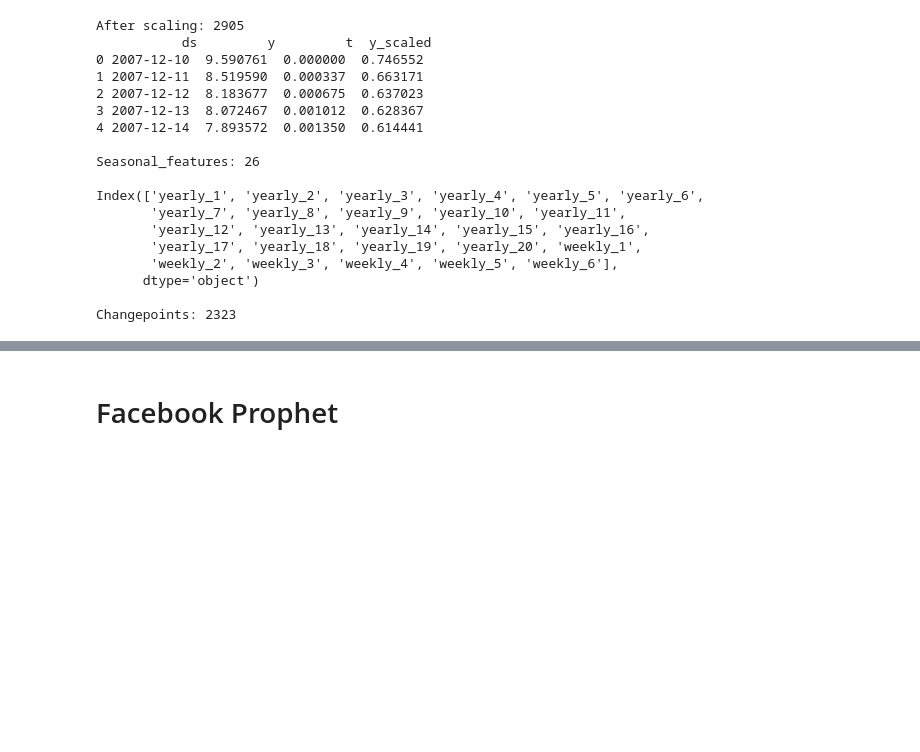
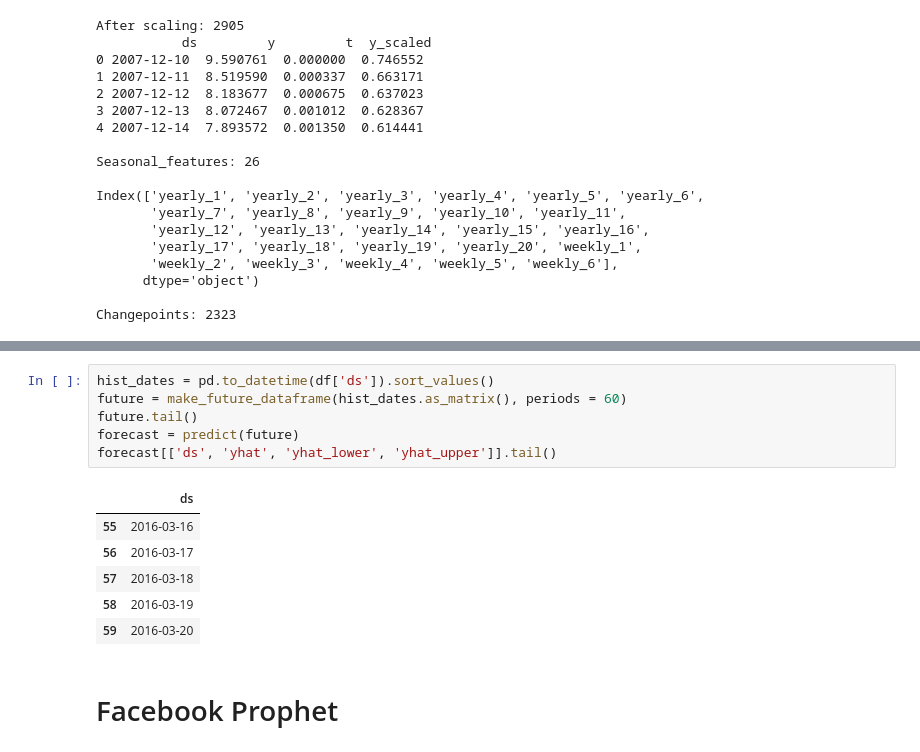
Before and after one commit to AmyJiang/probprog-project, a Jupyter notebook: project.ipynb, the cells around one changed output, grey strips where cells are left out. Saved outputs shown, nothing was run; the diff lists cells and outputs as text; blank space fills up the shorter version.

Commit message:
predict partial

```diff
--- a/project.ipynb
+++ b/project.ipynb
@@ -267,3 +316,16 @@ sns.distplot(qk.sample(1000).eval(), hist=False, label='qk')
+# %%
+hist_dates = pd.to_datetime(df['ds']).sort_values()
+future = make_future_dataframe(hist_dates.as_matrix(), periods = 60)
+future.tail()
+forecast = predict(future)
+forecast[['ds', 'yhat', 'yhat_lower', 'yhat_upper']].tail()
+# %% [output]
+|  | ds |
+| 55 | 2016-03-16 |
+| 56 | 2016-03-17 |
+| 57 | 2016-03-18 |
+| 58 | 2016-03-19 |
+| 59 | 2016-03-20 |
 # %% [markdown]
 # Facebook Prophet
 # %%
```
Also changed, not shown: parts of 7 cells of this notebook.
